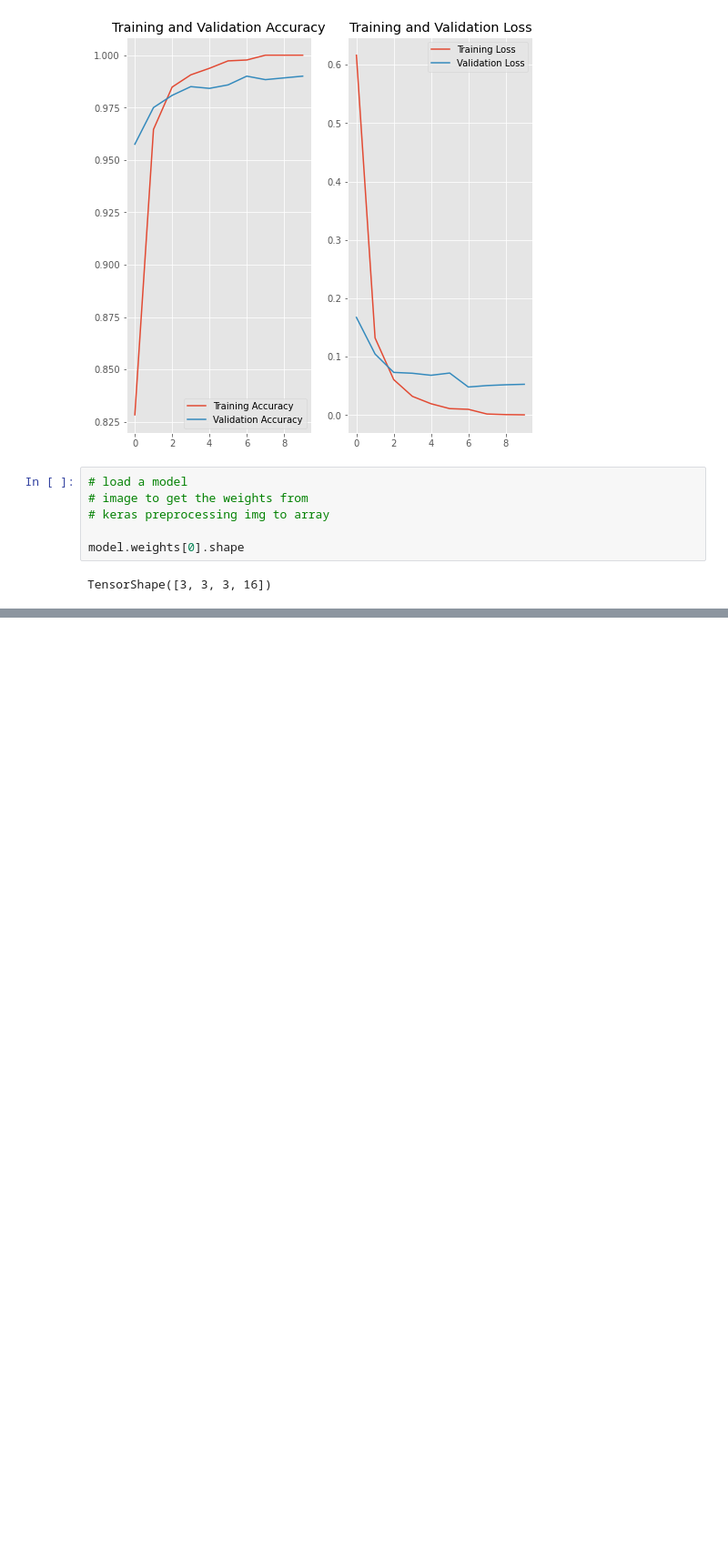
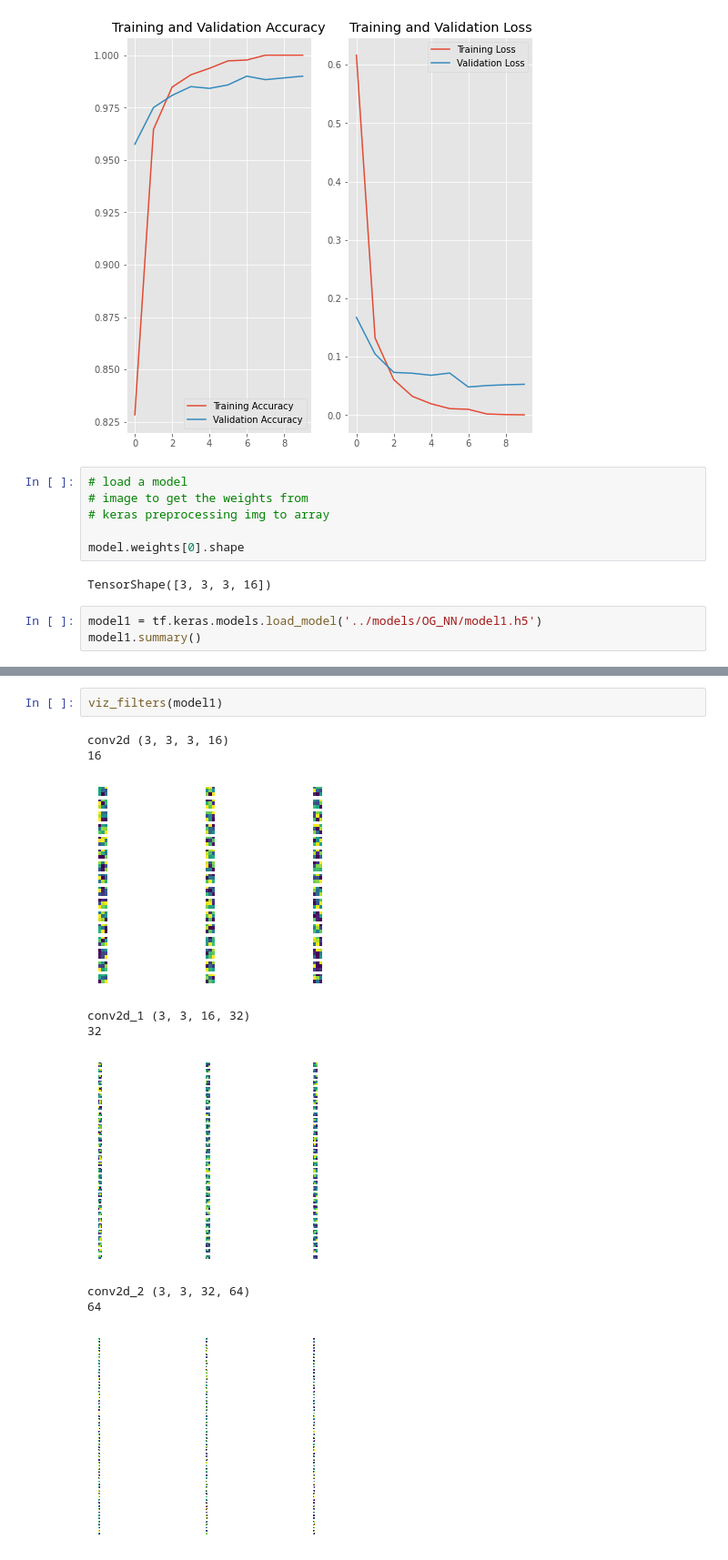
Before and after one commit to bdotbull/capst2ne, a Jupyter notebook: notebook/rl_ic_cnn.ipynb, the cells around one changed output, grey strips where cells are left out. Shown at 91% size. Drawn from its saved outputs; the diff is of its cells as text; blank space fills up the shorter version.

```diff
--- a/notebook/rl_ic_cnn.ipynb
+++ b/notebook/rl_ic_cnn.ipynb
@@ -374,3 +374,6 @@ plt.show()
 model.weights[0].shape
 # %% [output]
 TensorShape([3, 3, 3, 16])
+# %%
+model1 = tf.keras.models.load_model('../models/OG_NN/model1.h5')
+model1.summary()
@@ -376,0 +398,12 @@ TensorShape([3, 3, 3, 16])
+# %%
+viz_filters(model1)
+# %% [output]
+conv2d (3, 3, 3, 16)
+16
+[figure, added]
+conv2d_1 (3, 3, 16, 32)
+32
+[figure, added]
+conv2d_2 (3, 3, 32, 64)
+64
+[figure, added]
```
Also changed, not shown: parts of 2 cells of this notebook, 1 other file.
